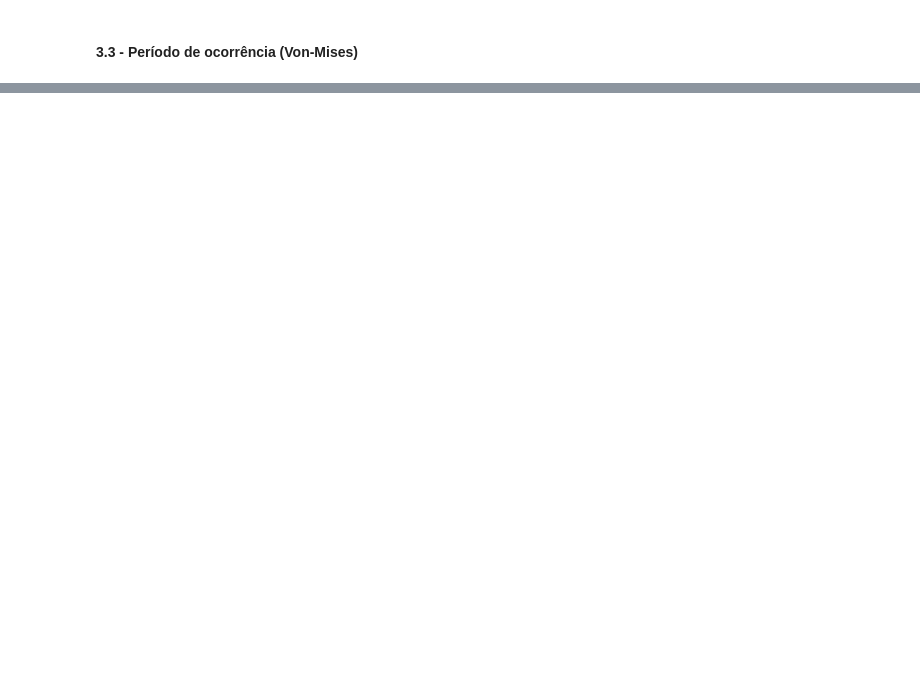
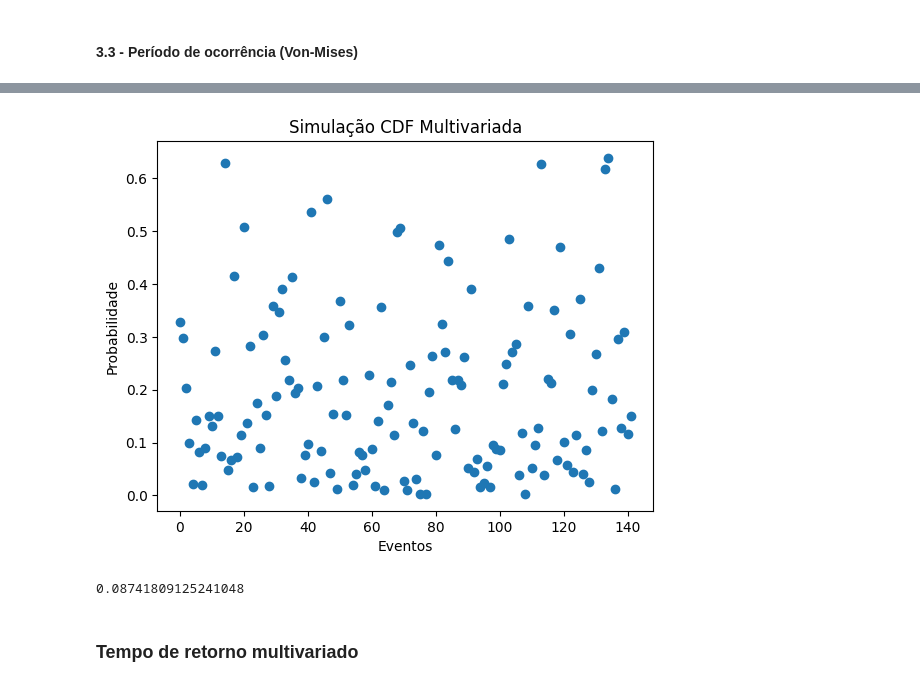
Before and after one commit to AristidesGuilherme/HidroComp_TCC, a Jupyter notebook: aristides_pibic/pibic.ipynb, the cells around one changed output, grey strips where cells are left out. Saved outputs shown, nothing was run; the diff lists cells and outputs as text; code cells hidden in the pictures; blank space fills up the shorter version.

```diff
--- a/aristides_pibic/pibic.ipynb
+++ b/aristides_pibic/pibic.ipynb
@@ -236,0 +343,6 @@ period.plot_scatter_circular(month_num_start_year_hydrologic=9, unit='degrees')
+# %%
+from scipy.stats import vonmises
+
+circular_dates = period.circular_date(9, 'degrees')
+
+vonmises.fit(circular_dates, method="MM")
@@ -236,0 +353,11 @@ period.plot_scatter_circular(month_num_start_year_hydrologic=9, unit='degrees')
+# %%
+#Calculando parâmetros (forma, posição e escala)
+peaks_GP_params = peaks_sdp.mml('GP', 'peaks')
+duration_P3_params = peaks_sdp.mml('P3', 'Duration')
+
+data_degrees = period.circular_date(9, 'degrees')
+period_vonmises_params = estimate_von_mises_params_lmoments(data_degrees, input_unit="degree")
+
+print('Peaks - GP ', peaks_GP_params)
+print('Duration - P3 ', duration_P3_params)
+print('Period - VM ', period_vonmises_params)
@@ -236,0 +412,59 @@ period.plot_scatter_circular(month_num_start_year_hydrologic=9, unit='degrees')
+# %%
+from scipy.stats import genpareto, pearson3, vonmises, norm, multivariate_normal
+import matplotlib.pyplot as plt
+
+np.random.seed(30)  # Para reprodutibilidade
+
+n_size = 142
+
+#Gerando amostras aleatórias para cada variável em função da sua respectiva distribuição de probabilidade
+X1_peaks = genpareto.rvs(peaks_GP_params[0], peaks_GP_params[1], peaks_GP_params[2], size=n_size)
+X2_duration = pearson3.rvs(duration_P3_params[0], duration_P3_params[1], duration_P3_params[2], size=n_size)
+X3_period = vonmises.rvs(0.56, 2.9787, 0.4988, size=n_size) #parâmetros obtidos pela dissertação do Clebson
+X3_period = np.mod(X3_period, 2 * np.pi) #ajustando para intervalo entre 0 e 2pi
+
+
+#Transformando distribuição marginais para uniformes (por meio da CDF)
+U1_peaks = genpareto.cdf(X1_peaks, peaks_GP_params[0], peaks_GP_params[1], peaks_GP_params[2])
+U2_duration = pearson3.cdf(X2_duration, duration_P3_params[0], duration_P3_params[1], duration_P3_params[2])
+U3_period = vonmises.cdf(X3_period, 0.56, 2.9787, 0.4988)
+
+#Gerando matriz de correlação (valores obtidos da dissertação do Clebson)
+
+#correlation_matrix = np.array([
+    #[1.0, 0.787, 0.164],
+    #[0.787, 1.0, 0.117],
+    #[0.164, 0.117, 1.0]
+#])
+
+correlation_matrix = np.array([
+    [1.0, 0.941, 0.232],
+    [0.941, 1.0, 0.155],
+    [0.232, 0.155, 1.0]
+])
+
+#Inversa da CDF da normal padrão
+z1 = norm.ppf(U1_peaks)
+z2 = norm.ppf(U2_duration)
+z3 = norm.ppf(U3_period)
+
+mvn = multivariate_normal(mean=[0, 0, 0], cov=correlation_matrix)
+
+#Gerando trios ordenados
+
+Z = [[z1[i], z2[i], z3[i]] for i in range(n_size)]
+values_cdf = [mvn.cdf(z) for z in Z]
+
+plt.scatter(x=range(n_size), y=values_cdf)
+plt.title('Simulação CDF Multivariada')
+plt.ylabel('Probabilidade')
+plt.xlabel('Eventos')
+plt.show()
+# %% [output]
+[figure, added]
+# %%
+mvn.pdf([0.5, 0.7, 0.9])
+# %% [output]
+0.08741809125241048
+# %% [markdown]
+### Tempo de retorno multivariado
```
Also changed, not shown: parts of 54 cells of this notebook, 2 other files.
